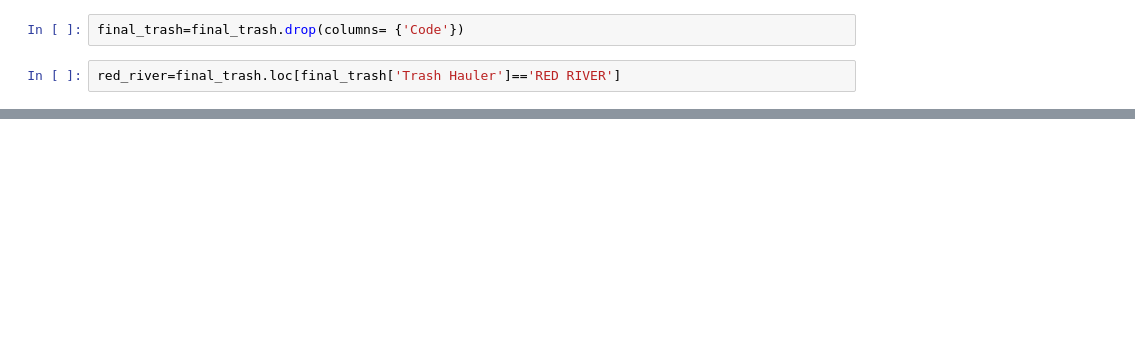
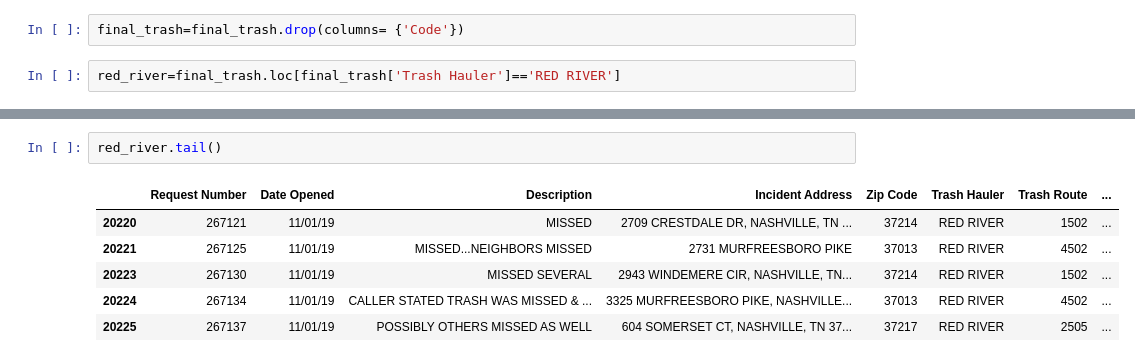
Before and after one commit to NSS-Full-Time-Data-Analytics-14/trash-haulers-snickers, a Jupyter notebook: notebooks/trash_hauler_report.ipynb, the cells around one changed output, grey strips where cells are left out. Saved outputs shown, nothing was run; the diff lists cells and outputs as text; blank space fills up the shorter version.

```diff
--- a/notebooks/trash_hauler_report.ipynb
+++ b/notebooks/trash_hauler_report.ipynb
@@ -120,0 +410,9 @@ red_river.info()
+# %%
+red_river.tail()
+# %% [output]
+|  | Request Number | Date Opened | Description | Incident Address | Zip Code | Trash Hauler | Trash Route | ... |
+| 20220 | 267121 | 11/01/19 | MISSED | 2709 CRESTDALE DR, NASHVILLE, TN ... | 37214 | RED RIVER | 1502 | ... |
+| 20221 | 267125 | 11/01/19 | MISSED...NEIGHBORS MISSED | 2731 MURFREESBORO PIKE | 37013 | RED RIVER | 4502 | ... |
+| 20223 | 267130 | 11/01/19 | MISSED SEVERAL | 2943 WINDEMERE CIR, NASHVILLE, TN... | 37214 | RED RIVER | 1502 | ... |
+| 20224 | 267134 | 11/01/19 | CALLER STATED TRASH WAS MISSED & ... | 3325 MURFREESBORO PIKE, NASHVILLE... | 37013 | RED RIVER | 4502 | ... |
+| 20225 | 267137 | 11/01/19 | POSSIBLY OTHERS MISSED AS WELL | 604 SOMERSET CT, NASHVILLE, TN 37... | 37217 | RED RIVER | 2505 | ... |
```
Also changed, not shown: parts of 47 cells of this notebook.
